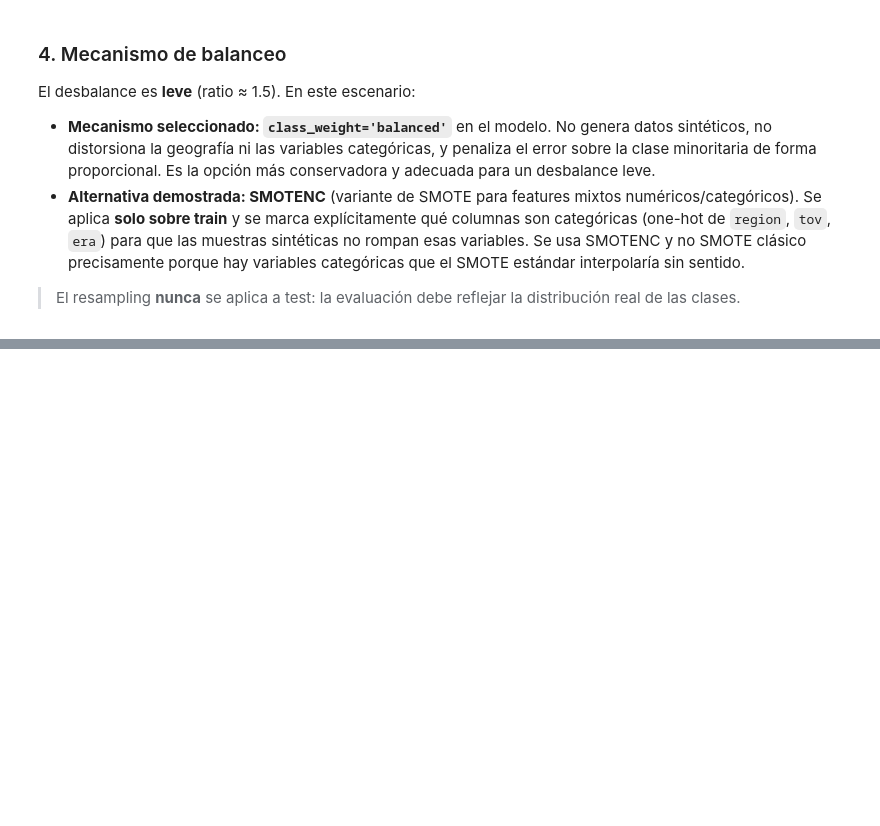
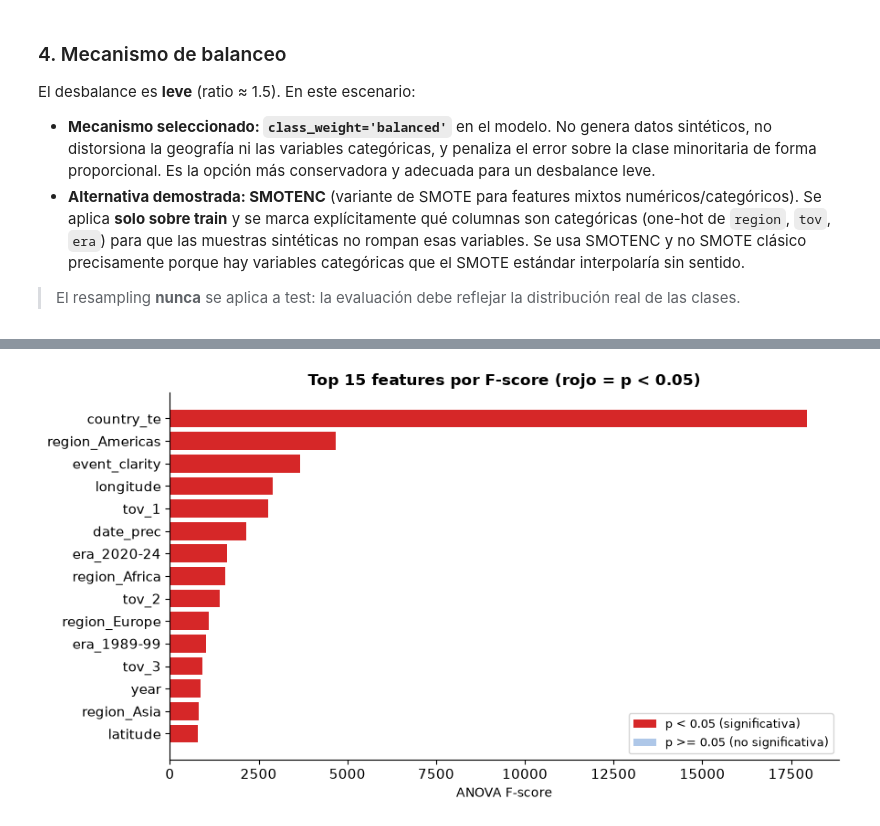
Before and after one commit to santiagoruizvt/AdD-Grupo-8-UCDP-GED, a Jupyter notebook: Grupo8-UCDP-GED.ipynb, the cells around one changed output, grey strips where cells are left out. Saved outputs shown, nothing was run; the diff lists cells and outputs as text; code cells hidden in the pictures; blank space fills up the shorter version.

```diff
--- a/Grupo8-UCDP-GED.ipynb
+++ b/Grupo8-UCDP-GED.ipynb
@@ -1393,0 +1470,23 @@ SMOTENC (demostración sobre submuestra de 30.000 filas de train):
+# %%
+# ─────────────────────────────────────────────
+# Visualizacion del F-score
+# ─────────────────────────────────────────────
+TOP_K_VIZ = 15
+
+fig, ax = plt.subplots(figsize=(9, 5))
+top_df = anova_df.head(TOP_K_VIZ).sort_values('F_score')
+colors = ['#d62728' if p < 0.05 else '#aec7e8' for p in top_df['p_value']]
+ax.barh(top_df['feature'], top_df['F_score'], color=colors)
+ax.set_xlabel('ANOVA F-score')
+ax.set_title(f'Top {TOP_K_VIZ} features por F-score (rojo = p < 0.05)', fontweight='bold')
+
+from matplotlib.patches import Patch
+legend_elements = [
+    Patch(facecolor='#d62728', label='p < 0.05 (significativa)'),
+    Patch(facecolor='#aec7e8', label='p >= 0.05 (no significativa)')
+]
+ax.legend(handles=legend_elements, loc='lower right', fontsize=9)
+plt.tight_layout()
+plt.show()
+# %% [output]
+[figure, added]
```
Also changed, not shown: parts of 24 cells of this notebook.
